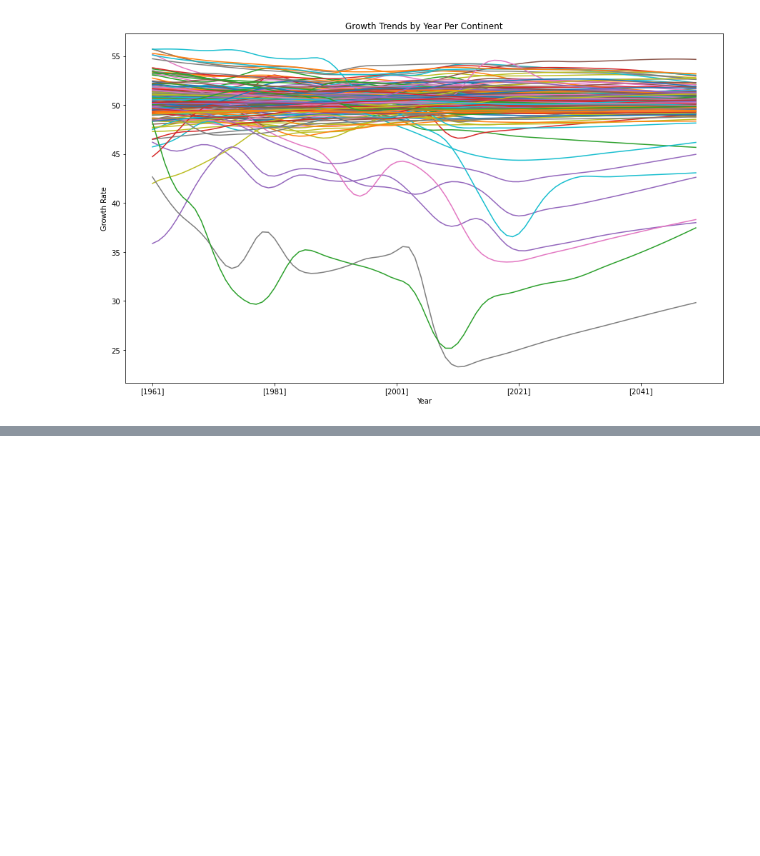
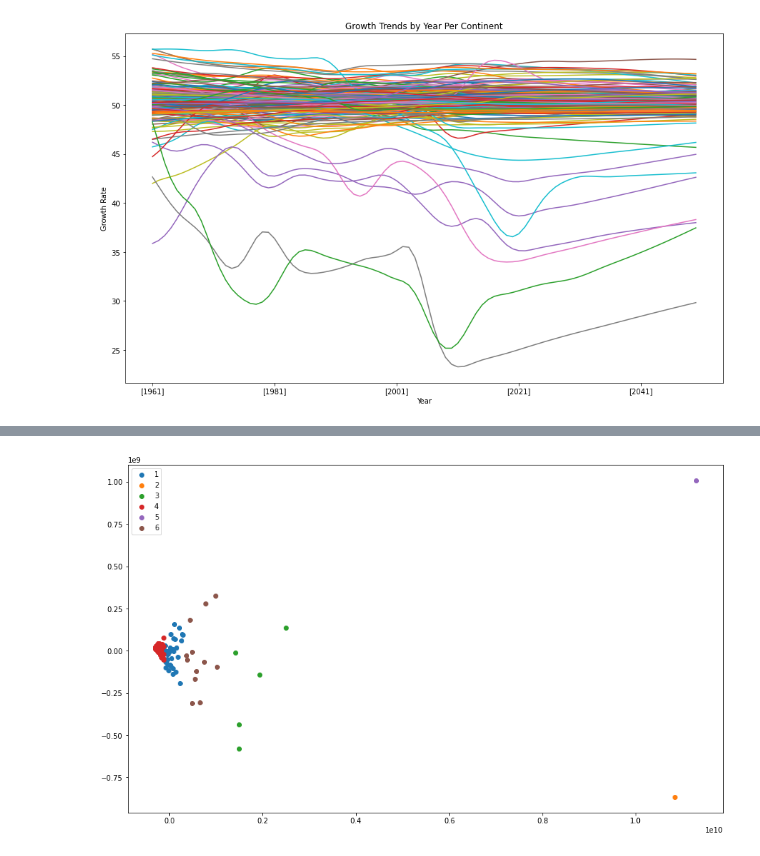
Before and after one commit to devkisdesai/CMPE255-Team-6-Project-Fall-2021-, a Jupyter notebook: EDA.ipynb, the cells around one changed output, grey strips where cells are left out. Cells and saved outputs as stored; diff of their text form; code cells hidden in the pictures; blank space fills up the shorter version.

```diff
--- a/EDA.ipynb
+++ b/EDA.ipynb
@@ -515,0 +622,12 @@ plt.savefig('./Images/Percent_Female_Population_by_Country.jpg', bbox_inches='ti
+# %%
+PCADATA = PCA(2)
+pca = PCADATA.fit_transform(X) # X is our population totals without the inital first few columns
+km = KMeans(n_clusters = 6)
+label = km.fit_predict(pca)
+setofLabels = np.unique(label)
+for i in setofLabels:
+    plt.scatter(pca[label == i , 0] , pca[label == i , 1] , label = i+1)
+plt.legend()
+plt.show()
+# %% [output]
+[figure, added]
```
Also changed, not shown: parts of 15 cells of this notebook.
